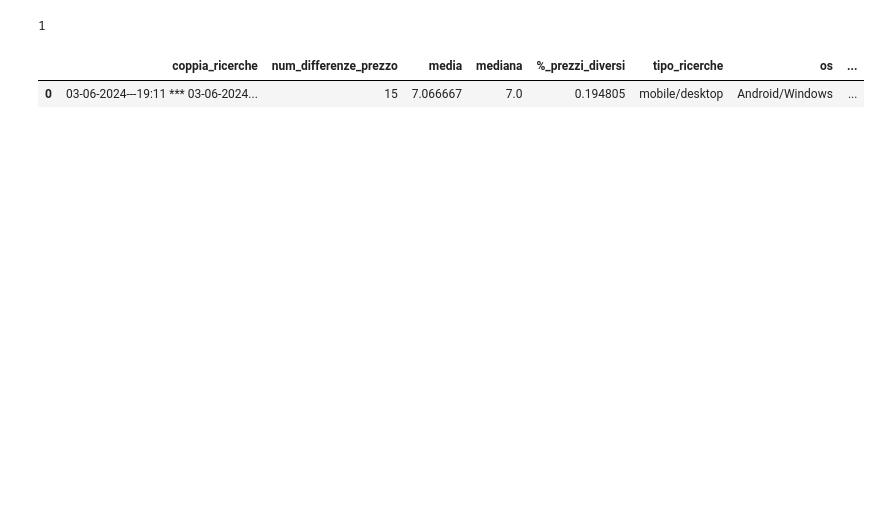
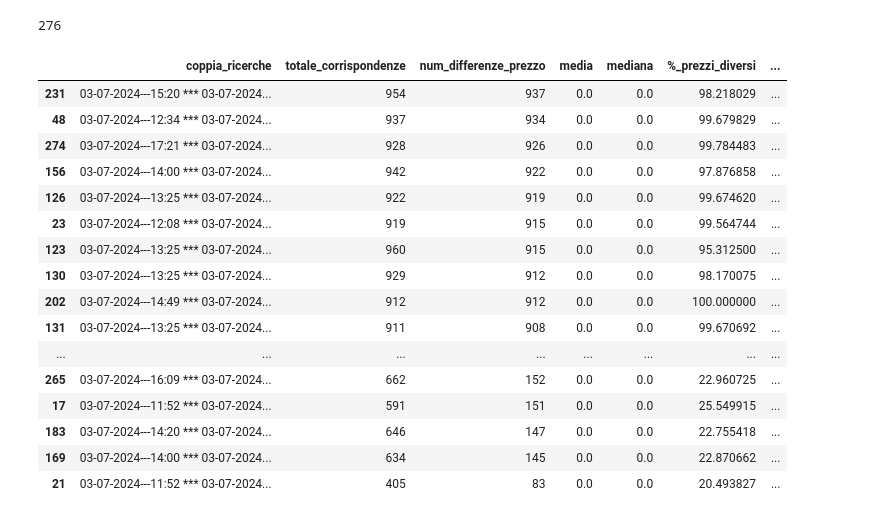
Before and after one commit to lemtiel93/booking-webscraping-thesis, a Jupyter notebook: booking_data_compare.ipynb, the cells around one changed output. Cells and saved outputs as stored; diff of their text form; code cells hidden in the pictures; blank space fills up the shorter version.

```diff
--- a/booking_data_compare.ipynb
+++ b/booking_data_compare.ipynb
@@ -3,59 +3,103 @@
 import pandas as pd
 import re
 import itertools
+import matplotlib.pyplot as plt
+import numpy as np
+from scipy.stats import gaussian_kde
+import seaborn as sns
+%matplotlib qt
+from matplotlib.patches import Patch
 
-df=pd.read_csv("cosenza_dati_booking.csv")
+
+df=pd.read_csv("milano_dati_booking.csv")
+df['prezzo']= df['prezzo'].str.replace(".","")
 df['prezzo'] = df['prezzo'].apply(lambda x: int(re.search(r'\d+', x).group()))
+df['prezzo_iniziale']= df['prezzo_iniziale'].str.replace(".","")
 df['prezzo_iniziale'] = df['prezzo_iniziale'].apply(lambda x: int(re.search(r'\d+', x).group()))
+# %%
+# Crea delle colonne con valori True/False in base alle offerte
+df['booking_paga'] = df['offerte'].str.contains('Booking.com paga')
+df['offerta_tempo_limitato'] = df['offerte'].str.contains('tempo limitato')
+df['offerta_solo_mobile'] = df['offerte'].str.contains('mobile')
+df['offerta_super_segreta'] = df['offerte'].str.contains('SuperSegreta')
+df['offerta_inizio_2024'] = df['offerte'].str.contains('Offerta Inizio 2024')
+# Inserisce False nei campi nulli
+df[['booking_paga','offerta_tempo_limitato','offerta_solo_mobile','offerta_super_segreta','offerta_inizio_2024']] = df[['booking_paga','offerta_tempo_limitato','offerta_solo_mobile','offerta_super_segreta','offerta_inizio_2024']].fillna(False)
 # %%
 #Prendo tutte le combinazioni di coppie di ricerche sulla stessa città
 df_list = df['TIMESTAMP'].unique()
 coppie_df = list(itertools.combinations(df_list, 2))
 len(coppie_df)
 # %% [output]
-1
+276
 # %%
 # Creo un Dataframe per vedere differenze di prezzo tra diverse ricerche
 list_dict_df = []
 for i in coppie_df:
     orario1 = i[0]
     orario2 = i[1]
     df1 = df[df["TIMESTAMP"]==orario1]
     df2 = df[df["TIMESTAMP"]==orario2]
     df1 = df1.drop_duplicates()
     df2 = df2.drop_duplicates()
+    #merged_solo_nome = pd.merge(df1,df2, on='nome_hotel')
     if df1['user_agent_type'].unique()[0]==df2['user_agent_type'].unique()[0]:
         merged_df = pd.merge(df1, df2, on=['nome_hotel','stanza','data','prezzo_iniziale'], how='inner')
     else:
         merged_df = pd.merge(df1, df2, on=['nome_hotel','data','prezzo_iniziale'], how='inner')
     initial_len = len(merged_df)
     merged_df = merged_df[merged_df["prezzo_x"]!=merged_df["prezzo_y"]]
     # Elimino hotel con stesso nome
-    righe_droppate = len(merged_df)
     merged_df = merged_df.drop_duplicates(subset="nome_hotel",keep= False)
-    righe_droppate -= len(merged_df)
     merged_df["differenza_prezzo"] = (merged_df["prezzo_x"]-merged_df["prezzo_y"]).abs()
     if merged_df['prezzo_x'].sum() < merged_df['prezzo_y'].sum():
-        prezzi_inferiori = "Dataframe 1"
-    else: prezzi_inferiori = "Dataframe 2"
+        prezzi_inferiori = "Dataframe_1"
+    else: prezzi_inferiori = "Dataframe_2"
+    try:
+        xor_booking_paga = len(merged_df[(merged_df['booking_paga_x']) ^ (merged_df['booking_paga_y'])])
+    except:
+        xor_booking_paga = None
+    try:
+        xor_offerta_solo_mobile = len(merged_df[(merged_df['offerta_solo_mobile_x']) ^ (merged_df['offerta_solo_mobile_y'])])
+    except:
+        xor_offerta_solo_mobile = None
+
     dict_df = {}
     dict_df ['coppia_ricerche'] = orario1+" *** "+orario2
+    dict_df['totale_corrispondenze'] = initial_len
     dict_df ['num_differenze_prezzo'] = len(merged_df)
     dict_df ['media'] = merged_df['differenza_prezzo'].mean()
     dict_df ['mediana'] = merged_df['differenza_prezzo'].median()
-    dict_df['%_prezzi_diversi'] = len(merged_df)/initial_len
+    dict_df['%_prezzi_diversi'] = len(merged_df)/initial_len*100
+    #dict_df['hotel_scartati'] = len(merged_solo_nome) - initial_len
+    dict_df['xor_booking_paga'] = xor_booking_paga
+    dict_df['xor_offerta_solo_mobile'] = xor_offerta_solo_mobile
     dict_df['tipo_ricerche'] = df1['user_agent_type'].unique()[0] + "/"+ df2['user_agent_type'].unique()[0]
     dict_df['os'] = df1['os'].unique()[0] + "/"+ df2['os'].unique()[0]
     dict_df['username'] = df1['username'].unique()[0] + "/"+ df2['username'].unique()[0]
     dict_df['prezzi_inferiori'] = prezzi_inferiori
-    #dict_df['righe_duplicate'] = righe_droppate
     list_dict_df.append(dict_df)
 
-df_differenze = pd.DataFrame(list_dict_df)
+df_diff_prezzo = pd.DataFrame(list_dict_df)
 pd.set_option('display.max_rows', None)
-df_differenze.sort_values(by=['num_differenze_prezzo','media'],ascending=False)
+df_diff_prezzo.sort_values(by=['num_differenze_prezzo','media'],ascending=False)
 # %% [output]
-|  | coppia_ricerche | num_differenze_prezzo | media | mediana | %_prezzi_diversi | tipo_ricerche | os | ... |
-| 0 | 03-06-2024---19:11 *** 03-06-2024... | 15 | 7.066667 | 7.0 | 0.194805 | mobile/desktop | Android/Windows | ... |
+|  | coppia_ricerche | totale_corrispondenze | num_differenze_prezzo | media | mediana | %_prezzi_diversi | ... |
+| 231 | 03-07-2024---15:20 *** 03-07-2024... | 954 | 937 | 0.0 | 0.0 | 98.218029 | ... |
+| 48 | 03-07-2024---12:34 *** 03-07-2024... | 937 | 934 | 0.0 | 0.0 | 99.679829 | ... |
+| 274 | 03-07-2024---17:21 *** 03-07-2024... | 928 | 926 | 0.0 | 0.0 | 99.784483 | ... |
+| 156 | 03-07-2024---14:00 *** 03-07-2024... | 942 | 922 | 0.0 | 0.0 | 97.876858 | ... |
+| 126 | 03-07-2024---13:25 *** 03-07-2024... | 922 | 919 | 0.0 | 0.0 | 99.674620 | ... |
+| 23 | 03-07-2024---12:08 *** 03-07-2024... | 919 | 915 | 0.0 | 0.0 | 99.564744 | ... |
+| 123 | 03-07-2024---13:25 *** 03-07-2024... | 960 | 915 | 0.0 | 0.0 | 95.312500 | ... |
+| 130 | 03-07-2024---13:25 *** 03-07-2024... | 929 | 912 | 0.0 | 0.0 | 98.170075 | ... |
+| 202 | 03-07-2024---14:49 *** 03-07-2024... | 912 | 912 | 0.0 | 0.0 | 100.000000 | ... |
+| 131 | 03-07-2024---13:25 *** 03-07-2024... | 911 | 908 | 0.0 | 0.0 | 99.670692 | ... |
+| ... | ... | ... | ... | ... | ... | ... | ... |
+| 265 | 03-07-2024---16:09 *** 03-07-2024... | 662 | 152 | 0.0 | 0.0 | 22.960725 | ... |
+| 17 | 03-07-2024---11:52 *** 03-07-2024... | 591 | 151 | 0.0 | 0.0 | 25.549915 | ... |
+| 183 | 03-07-2024---14:20 *** 03-07-2024... | 646 | 147 | 0.0 | 0.0 | 22.755418 | ... |
+| 169 | 03-07-2024---14:00 *** 03-07-2024... | 634 | 145 | 0.0 | 0.0 | 22.870662 | ... |
+| 21 | 03-07-2024---11:52 *** 03-07-2024... | 405 | 83 | 0.0 | 0.0 | 20.493827 | ... |
 # %%
 # Trova le ricerche con maggior numero di sconti
```
Also changed, not shown: parts of 18 cells of this notebook, 8 other files.
